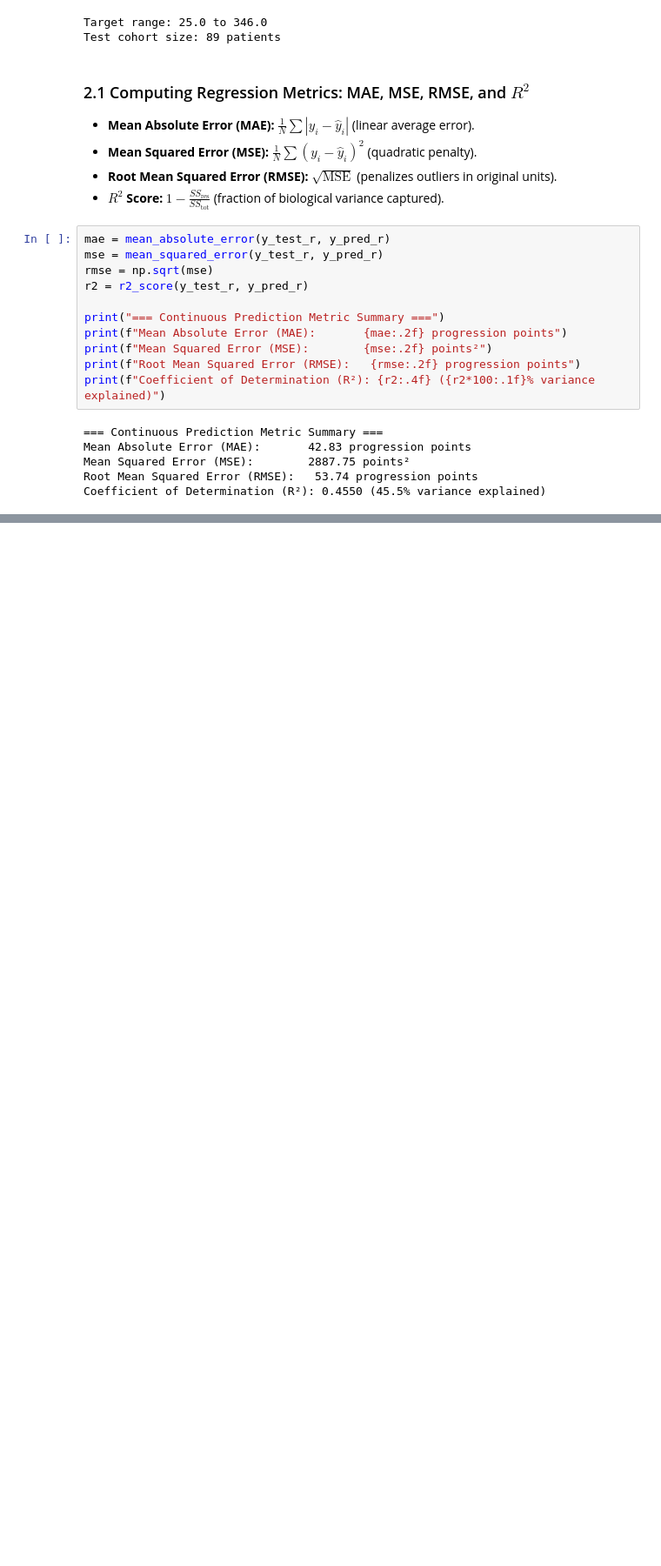
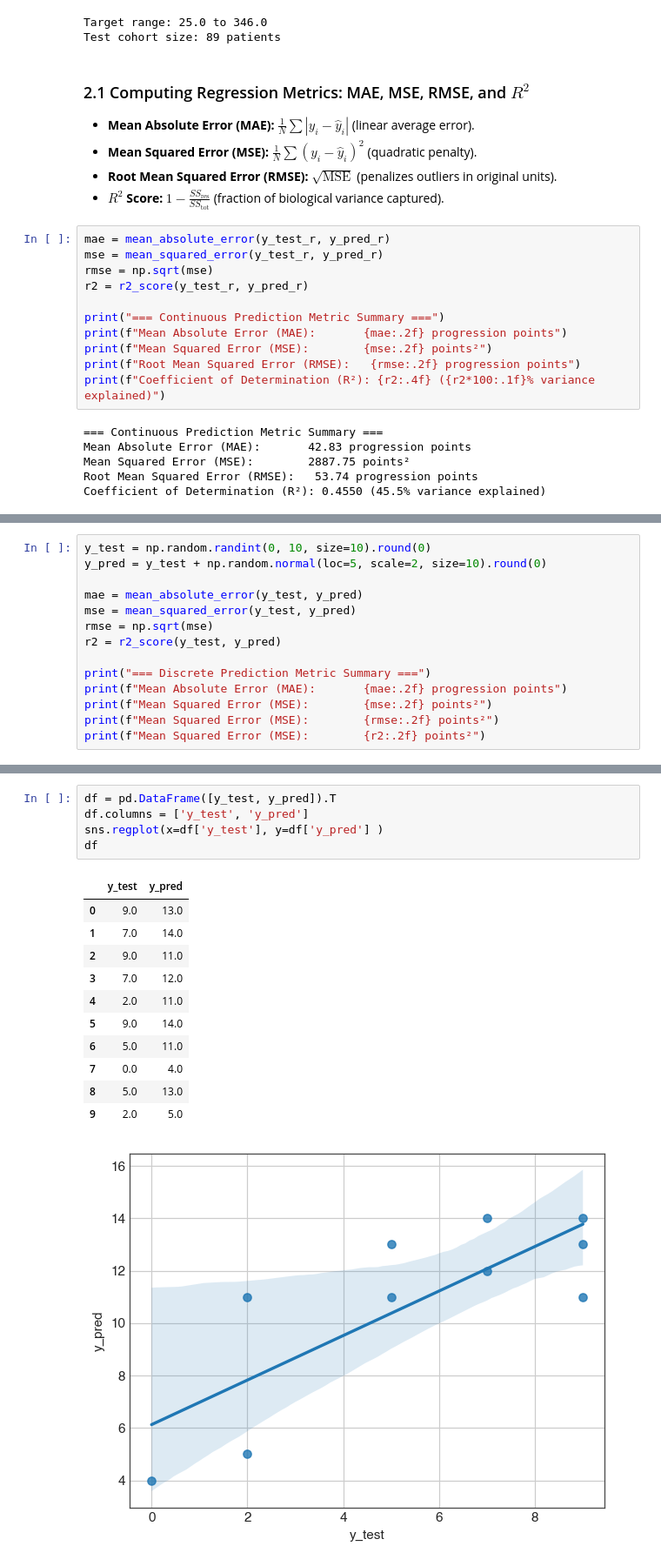
Before and after one commit to BunnyBoss/GCU-AIML-Bioinformatics, a Jupyter notebook: units/unit_02_classical_ml/2.3_model_evaluation_metrics.ipynb, the cells around one changed output, grey strips where cells are left out. Shown at 87% size. Drawn from its saved outputs; the diff is of its cells as text; blank space fills up the shorter version.

Commit message:
Day 07: Add regression evaluation metrics & student agenda for End-to-End Pipeline

```diff
--- a/units/unit_02_classical_ml/2.3_model_evaluation_metrics.ipynb
+++ b/units/unit_02_classical_ml/2.3_model_evaluation_metrics.ipynb
@@ -340,0 +308,14 @@ Consider the quantitative outputs generated above:
+# %%
+y_test = np.random.randint(0, 10, size=10).round(0)
+y_pred = y_test + np.random.normal(loc=5, scale=2, size=10).round(0)
+
+mae = mean_absolute_error(y_test, y_pred)
+mse = mean_squared_error(y_test, y_pred)
+rmse = np.sqrt(mse)
+r2 = r2_score(y_test, y_pred)
+
+print("=== Discrete Prediction Metric Summary ===")
+print(f"Mean Absolute Error (MAE):       {mae:.2f} progression points")
+print(f"Mean Squared Error (MSE):        {mse:.2f} points²")
+print(f"Mean Squared Error (MSE):        {rmse:.2f} points²")
+print(f"Mean Squared Error (MSE):        {r2:.2f} points²")
@@ -340,0 +328,18 @@ Consider the quantitative outputs generated above:
+# %%
+df = pd.DataFrame([y_test, y_pred]).T
+df.columns = ['y_test', 'y_pred']
+sns.regplot(x=df['y_test'], y=df['y_pred'] )
+df
+# %% [output]
+|  | y_test | y_pred |
+| 0 | 9.0 | 13.0 |
+| 1 | 7.0 | 14.0 |
+| 2 | 9.0 | 11.0 |
+| 3 | 7.0 | 12.0 |
+| 4 | 2.0 | 11.0 |
+| 5 | 9.0 | 14.0 |
+| 6 | 5.0 | 11.0 |
+| 7 | 0.0 | 4.0 |
+| 8 | 5.0 | 13.0 |
+| 9 | 2.0 | 5.0 |
+[figure, added]
```
Also changed, not shown: parts of 7 cells of this notebook, 2 other files.
